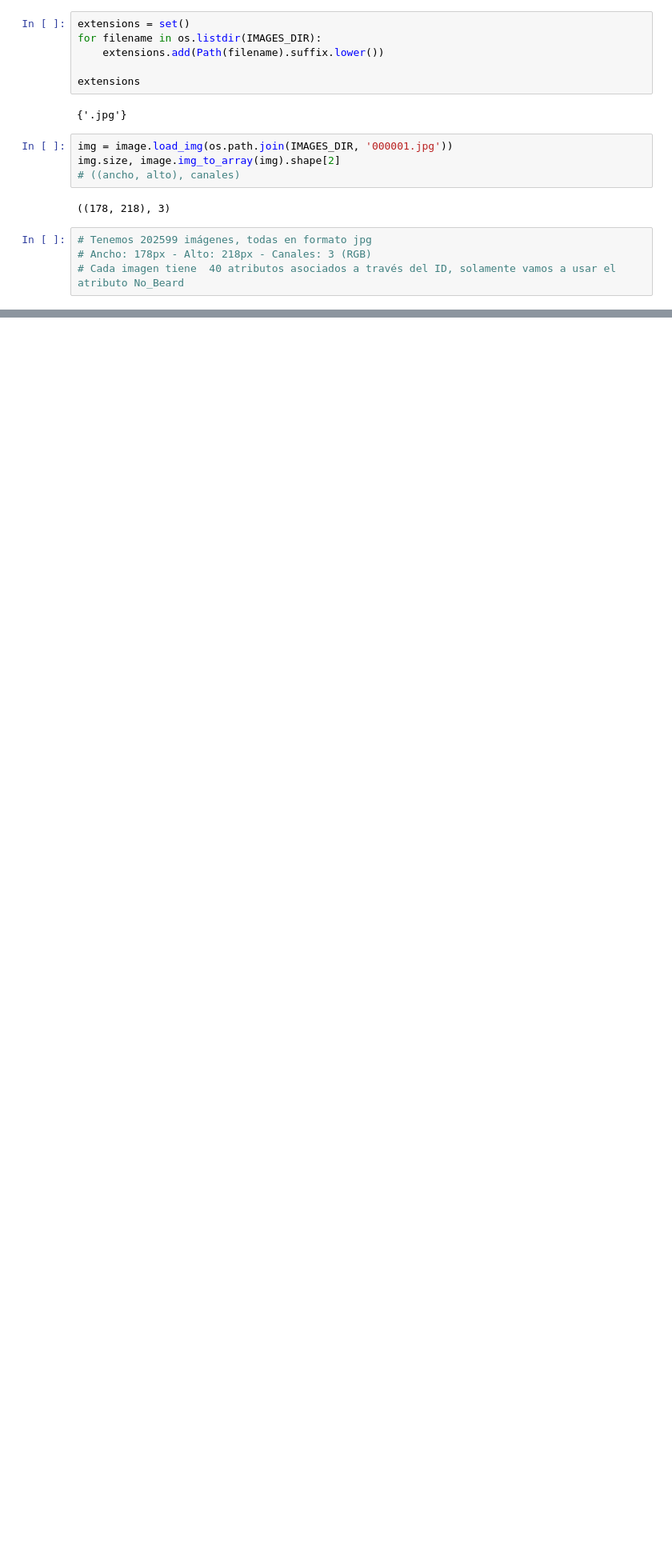
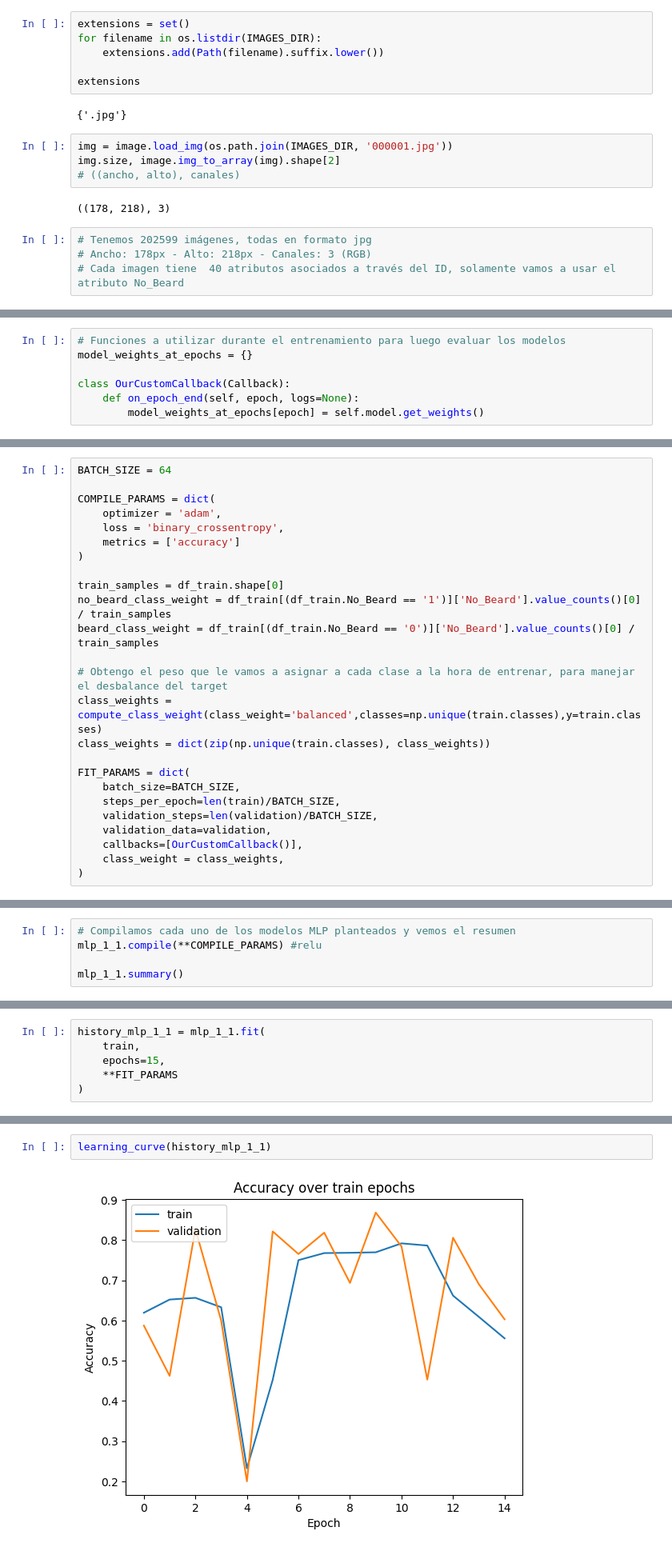
Before and after one commit to JuaniScha/TP_ML_Manero_Sabena_Schaberger, a Jupyter notebook: tp3_celebfaces.ipynb, the cells around one changed output, grey strips where cells are left out. Shown at 80% size. Drawn from its saved outputs; the diff is of its cells as text; blank space fills up the shorter version.

Commit message:
Fit models + metrics

```diff
--- a/tp3_celebfaces.ipynb
+++ b/tp3_celebfaces.ipynb
@@ -175,0 +168,7 @@ sample_images(test)
+# %%
+# Funciones a utilizar durante el entrenamiento para luego evaluar los modelos
+model_weights_at_epochs = {}
+
+class OurCustomCallback(Callback):
+    def on_epoch_end(self, epoch, logs=None):
+        model_weights_at_epochs[epoch] = self.model.get_weights()
@@ -175,0 +222,25 @@ sample_images(test)
+# %%
+BATCH_SIZE = 64
+
+COMPILE_PARAMS = dict(
+    optimizer = 'adam',
+    loss = 'binary_crossentropy',
+    metrics = ['accuracy']
+)
+
+train_samples = df_train.shape[0]
+no_beard_class_weight = df_train[(df_train.No_Beard == '1')]['No_Beard'].value_counts()[0] / train_samples
+beard_class_weight = df_train[(df_train.No_Beard == '0')]['No_Beard'].value_counts()[0] / train_samples
+
+# Obtengo el peso que le vamos a asignar a cada clase a la hora de entrenar, para manejar el desbalance del target
+class_weights = compute_class_weight(class_weight='balanced',classes=np.unique(train.classes),y=train.classes)
+class_weights = dict(zip(np.unique(train.classes), class_weights))
+
+FIT_PARAMS = dict(
+    batch_size=BATCH_SIZE,
+    steps_per_epoch=len(train)/BATCH_SIZE,
+    validation_steps=len(validation)/BATCH_SIZE,
+    validation_data=validation,
+    callbacks=[OurCustomCallback()],
+    class_weight = class_weights,
+)
@@ -175,0 +326,5 @@ sample_images(test)
+# %%
+# Compilamos cada uno de los modelos MLP planteados y vemos el resumen
+mlp_1_1.compile(**COMPILE_PARAMS) #relu
+
+mlp_1_1.summary()
@@ -175,0 +349,6 @@ sample_images(test)
+# %%
+history_mlp_1_1 = mlp_1_1.fit(
+    train,
+    epochs=15,
+    **FIT_PARAMS
+)
@@ -175,0 +373,4 @@ sample_images(test)
+# %%
+learning_curve(history_mlp_1_1)
+# %% [output]
+[figure, added]
```
Also changed, not shown: parts of 81 cells of this notebook.
